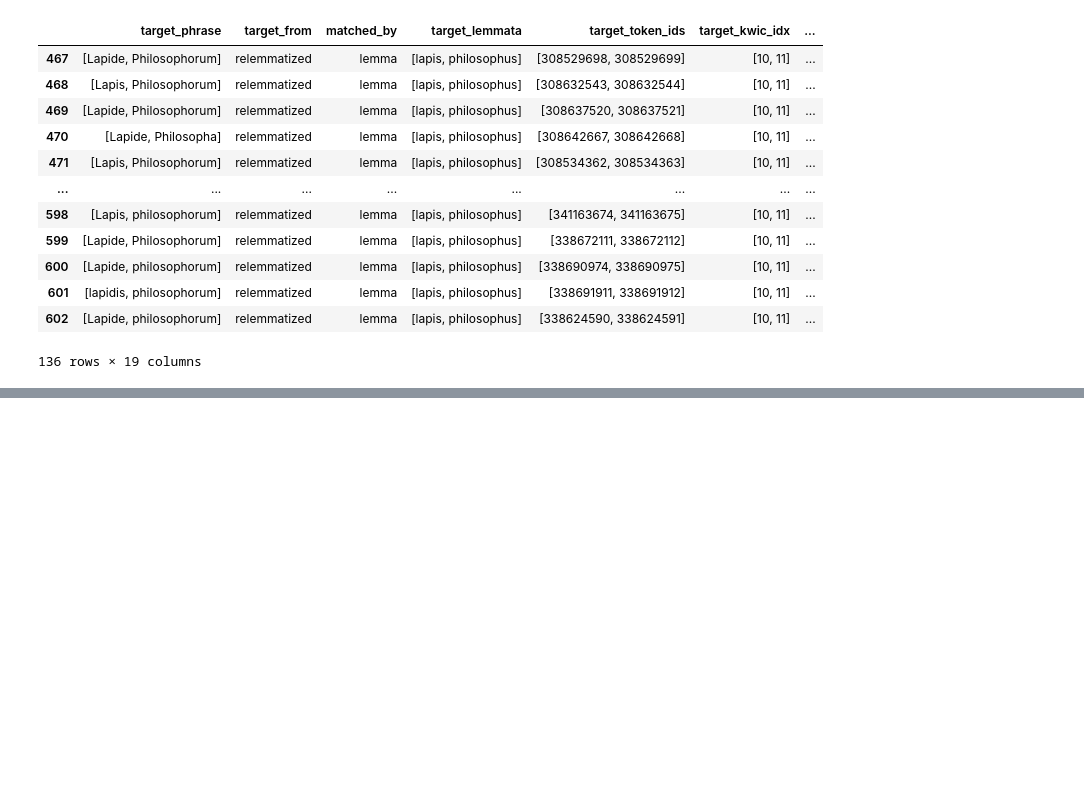
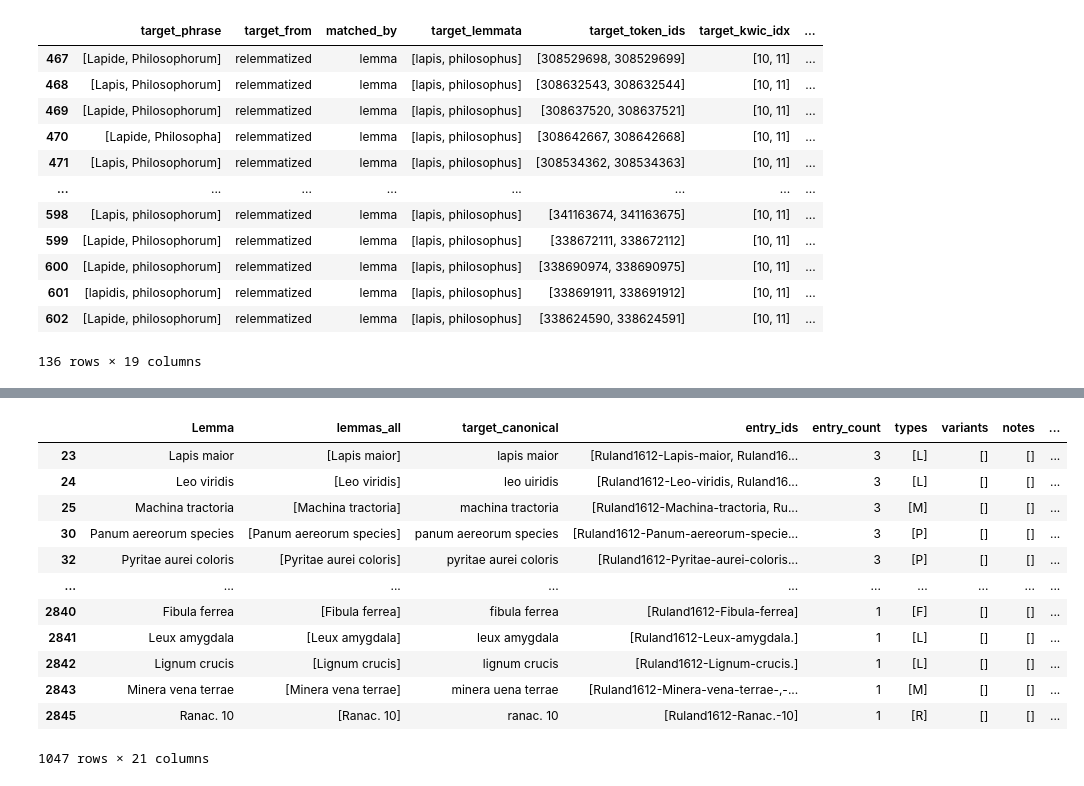
Before and after one commit to CCS-ZCU/dictionary-emlap, a Jupyter notebook: scripts/2-ruland-in-emlap.ipynb, the cells around one changed output, grey strips where cells are left out. Saved outputs shown, nothing was run; the diff lists cells and outputs as text; code cells hidden in the pictures; blank space fills up the shorter version.

```diff
--- a/scripts/2-ruland-in-emlap.ipynb
+++ b/scripts/2-ruland-in-emlap.ipynb
@@ -430,0 +414,16 @@ instances_dict_series
+# %%
+lexeme_merged_df[lexeme_merged_df["target_relemmatized"].apply(lambda x: len(x.split()) > 1)]
+# %% [output]
+|  | Lemma | lemmas_all | target_canonical | entry_ids | entry_count | types | variants | notes | ... |
+| 23 | Lapis maior | [Lapis maior] | lapis maior | [Ruland1612-Lapis-maior, Ruland16... | 3 | [L] | [] | [] | ... |
+| 24 | Leo viridis | [Leo viridis] | leo uiridis | [Ruland1612-Leo-viridis, Ruland16... | 3 | [L] | [] | [] | ... |
+| 25 | Machina tractoria | [Machina tractoria] | machina tractoria | [Ruland1612-Machina-tractoria, Ru... | 3 | [M] | [] | [] | ... |
+| 30 | Panum aereorum species | [Panum aereorum species] | panum aereorum species | [Ruland1612-Panum-aereorum-specie... | 3 | [P] | [] | [] | ... |
+| 32 | Pyritae aurei coloris | [Pyritae aurei coloris] | pyritae aurei coloris | [Ruland1612-Pyritae-aurei-coloris... | 3 | [P] | [] | [] | ... |
+| ... | ... | ... | ... | ... | ... | ... | ... | ... | ... |
+| 2840 | Fibula ferrea | [Fibula ferrea] | fibula ferrea | [Ruland1612-Fibula-ferrea] | 1 | [F] | [] | [] | ... |
+| 2841 | Leux amygdala | [Leux amygdala] | leux amygdala | [Ruland1612-Leux-amygdala.] | 1 | [L] | [] | [] | ... |
+| 2842 | Lignum crucis | [Lignum crucis] | lignum crucis | [Ruland1612-Lignum-crucis.] | 1 | [L] | [] | [] | ... |
+| 2843 | Minera vena terrae | [Minera vena terrae] | minera uena terrae | [Ruland1612-Minera-vena-terrae-,-... | 1 | [M] | [] | [] | ... |
+| 2845 | Ranac. 10 | [Ranac. 10] | ranac. 10 | [Ruland1612-Ranac.-10] | 1 | [R] | [] | [] | ... |
+1047 rows × 21 columns
```
Also changed, not shown: parts of 26 cells of this notebook, 1 other file.
